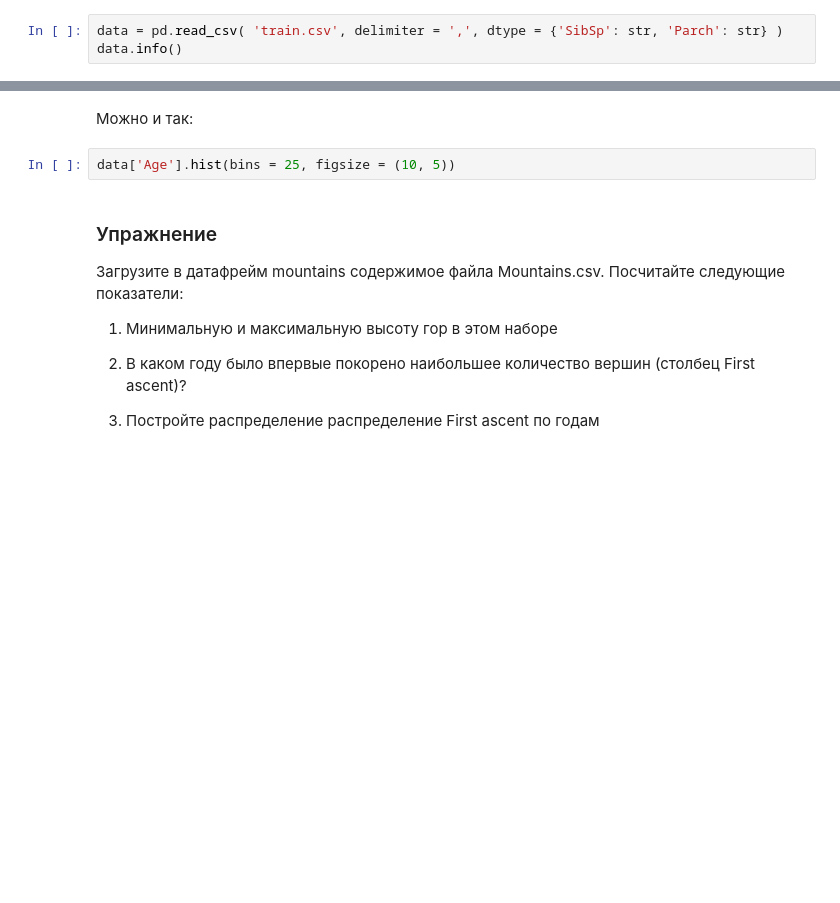
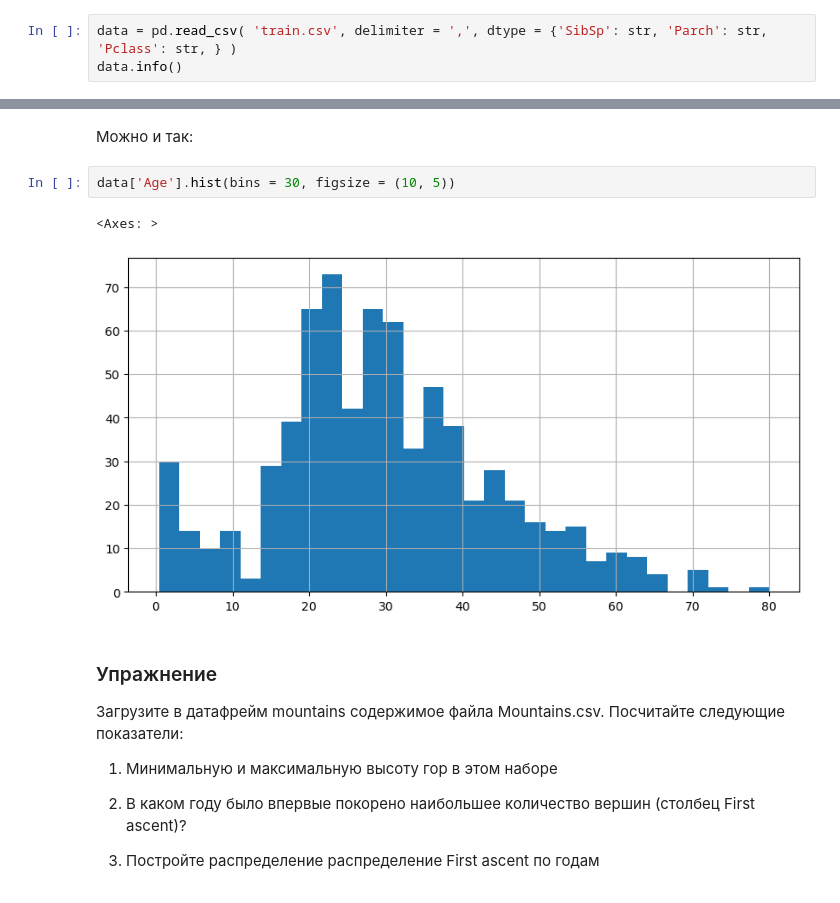
Before and after one commit to ihplotn/test_ds, a Jupyter notebook: Modul_02_Pandas/Pandas.ipynb, the cells around one changed output, grey strips where cells are left out. Cells and saved outputs as stored; diff of their text form; blank space fills up the shorter version.

```diff
--- a/Modul_02_Pandas/Pandas.ipynb
+++ b/Modul_02_Pandas/Pandas.ipynb
@@ -96,5 +118,5 @@ data.info()
 # %% [markdown]
 Столбцы SibSp и Parch (наличие родственников среди пассажиров) распознаны как целое число. Если недо это исправить, то используем dtype:
 # %%
-data = pd.read_csv( 'train.csv', delimiter = ',', dtype = {'SibSp': str, 'Parch': str} )
+data = pd.read_csv( 'train.csv', delimiter = ',', dtype = {'SibSp': str, 'Parch': str, 'Pclass': str, } )
 data.info()
@@ -120,7 +184,10 @@ data.hist( column = ['Age'] )
 # %% [markdown]
 Можно и так:
 # %%
-data['Age'].hist(bins = 25, figsize = (10, 5))
+data['Age'].hist(bins = 30, figsize = (10, 5))
+# %% [output]
+<Axes: >
+[figure, added]
 # %% [markdown]
 ### Упражнение
 
```
Also changed, not shown: parts of 30 cells of this notebook.
